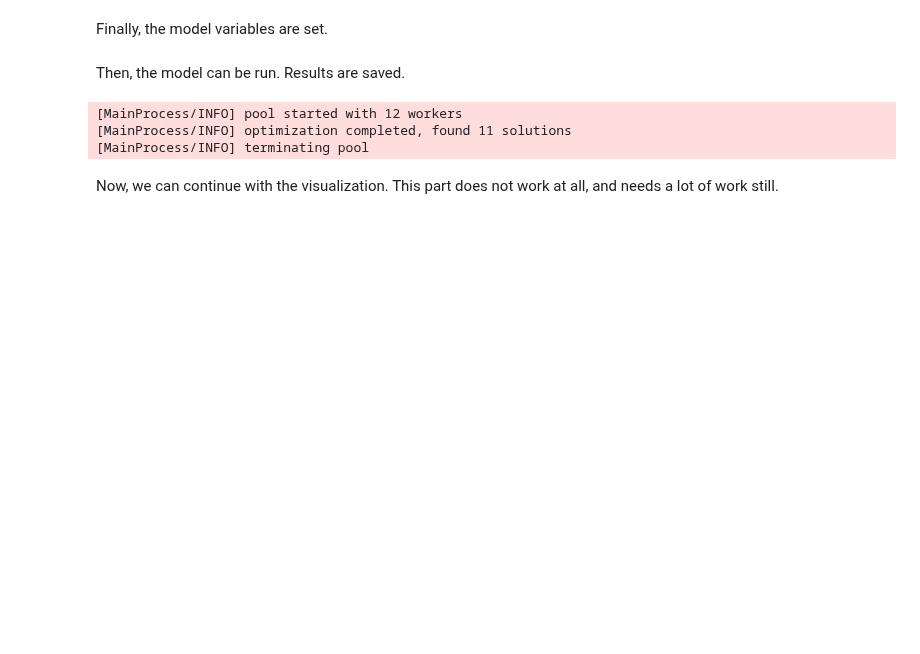
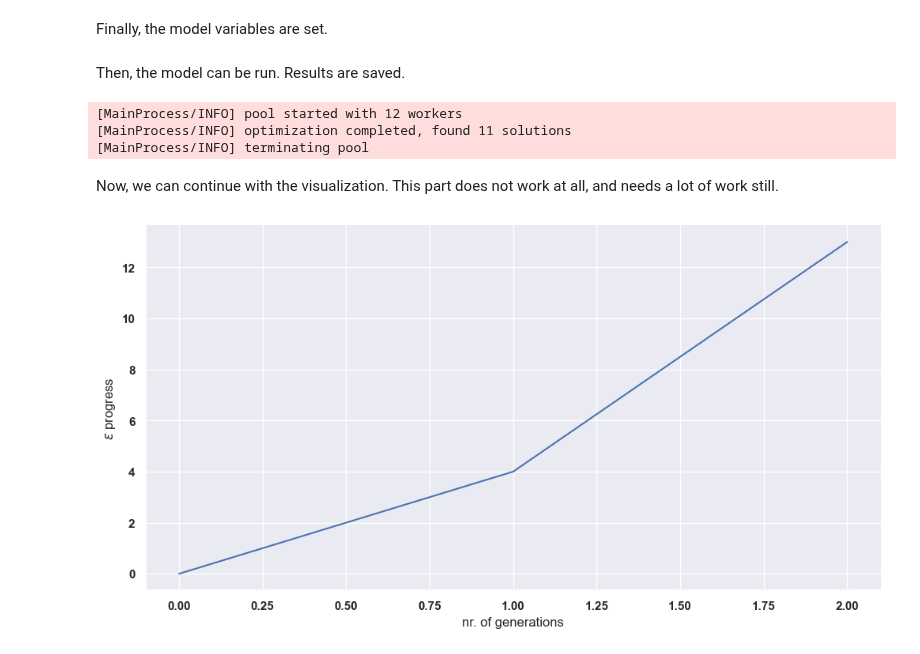
Before and after one commit to JasperBaars/EPA1361_Model-based_Decision-making, a Jupyter notebook: Final Assignment EPA1361/MORO_POGING_TWEE.ipynb, the cells around one changed output. Drawn from its saved outputs; the diff is of its cells as text; code cells hidden in the pictures; blank space fills up the shorter version.

```diff
--- a/Final Assignment EPA1361/MORO_POGING_TWEE.ipynb
+++ b/Final Assignment EPA1361/MORO_POGING_TWEE.ipynb
@@ -130,8 +132,18 @@ for row_number in range(open_exploration_results.shape[0]):
+# %%
+convergence_metrics = [
+    ArchiveLogger(
+        "./archives",
+        [l.name for l in dike_model.levers],
+        [o.name for o in robustness_functions],
+        base_filename="robust_optimization_test.tar.gz",
+    ),
+    EpsilonProgress(),
+]
 # %% [markdown]
 Finally, the model variables are set.
 # %%
 # general input
-nfe = 2000 #make this large
+nfe = 20 #make this large
 epsilons = [0.05, ]*len(robustness_functions)
 # %% [markdown]
 Then, the model can be run. Results are saved.
@@ -142,8 +154,7 @@ with MultiprocessingEvaluator(dike_model) as evaluator:
                                                      scenarios=scenarios,
                                                      nfe=nfe,
                                                      epsilons=epsilons,
-                                                     convergence=[
-                                                         EpsilonProgress()],
+                                                     convergence=convergence_metrics,
                                                      population_size=5,
                                                      )
 
@@ -156,3 +167,13 @@ with open(r'generated_datasets/initial_Pareto_policies_test.pkl', 'wb') as file_
 [MainProcess/INFO] terminating pool
 # %% [markdown]
 Now, we can continue with the visualization. This part does not work at all, and needs a lot of work still.
+# %%
+
+plt.plot(convergence.epsilon_progress)
+plt.xlabel("nr. of generations")
+plt.ylabel(r"$\epsilon$ progress")
+sns.despine()
+plt.show()
+sns.set(rc={'figure.figsize':(12,6)})
+# %% [output]
+[figure, added]
```
Also changed, not shown: parts of 3 cells of this notebook, 2 other files.
